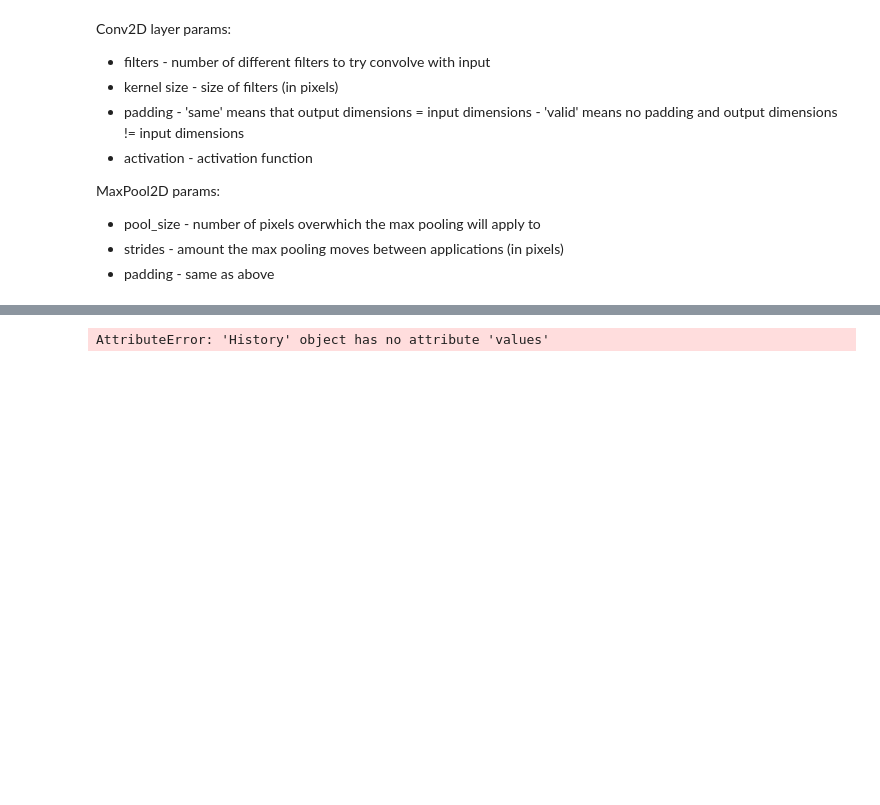
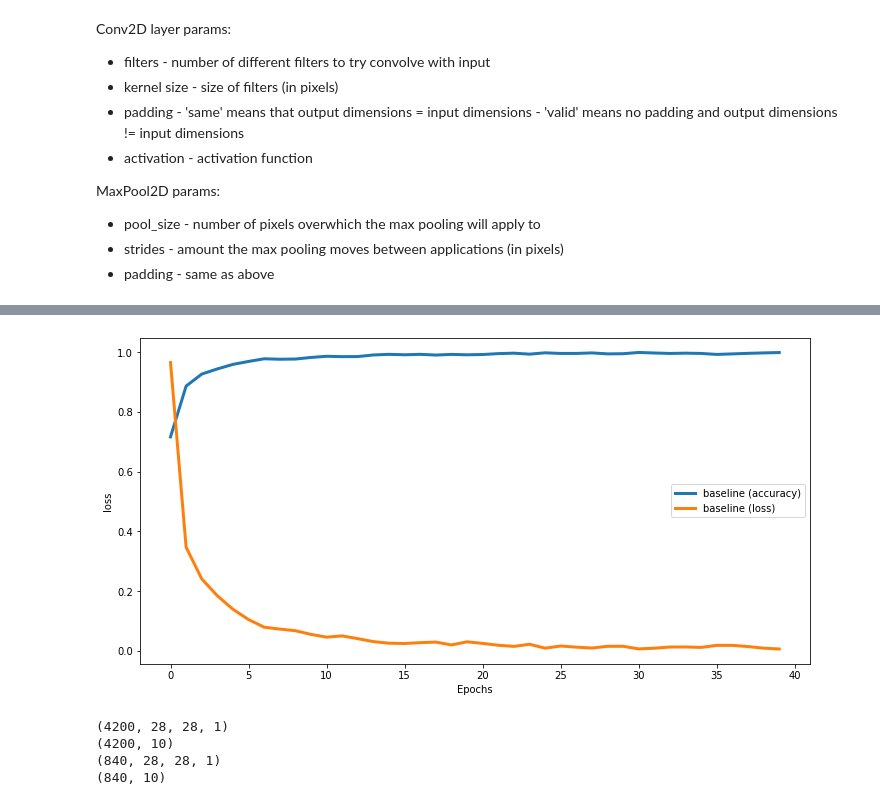
Before and after one commit to Greveley/MLProjects, a Jupyter notebook: MNIST_CNN/EDA_Training_Eval.ipynb, the cells around one changed output, grey strips where cells are left out. Saved outputs shown, nothing was run; the diff lists cells and outputs as text; code cells hidden in the pictures; blank space fills up the shorter version.

Commit message:
baseline model training + augmented model training

```diff
--- a/MNIST_CNN/EDA_Training_Eval.ipynb
+++ b/MNIST_CNN/EDA_Training_Eval.ipynb
@@ -179,5 +201,5 @@ Augmentations = ImageDataGenerator(
 # %%
-X_train_samp_Aug = Augmentations.fit(X_train_samp)
+Augmentations.fit(X_train_samp)
 # %%
 np.array(X_train_samp_Aug)
 # %% [output]
@@ -222,5 +250,5 @@ model.compile(optimizer = 'adam' , loss = "categorical_crossentropy", metrics=["
 # %%
-model.summary()
+model = baseline_model()
 # %% [output]
 Model: "sequential_2"
 _________________________________________________________________
@@ -242,8 +270,8 @@ _________________________________________________________________
 # %%
 # Fitting params
 val_split = 0.2
-batch_size = 256
-epochs = 20
+batch_size = 128
+epochs = 40
 # %%
 history = model.fit(X_train_samp, y_train_samp_OneHot, batch_size = batch_size, epochs = epochs,
                     validation_split =0.2)
@@ -268,4 +295,0 @@ Epoch 20/20
-# %%
-history.values()
-# %% [output]
-AttributeError: 'History' object has no attribute 'values'
@@ -271,0 +310,21 @@ AttributeError: 'History' object has no attribute 'values'
+# %%
+# Creating a function to efficiently plot and compare the different models I'm testing
+def compare_models(hist,models,metrics):
+    """
+    Input:
+        models - list of strings of which models you want to compare, default is all
+        metrics - list of strings of which metrics you want to compare"""
+
+    # If empty list passed, all models are compared
+    if len(models) == 0:
+        models=list(hist["model"].unique())
+    plt.figure(figsize=(12,6))
+    # Looping through all models and metrics and plotting them on the graph with appropriate labels
+    for model in models:
+        for m in metrics:
+            y_plt = hist[(hist["model"]==model)][m].values
+            x_plt = range(0,len(y_plt))
+            plt.plot(x_plt,y_plt,linewidth=3,label=model+' ('+m+')')
+    plt.xlabel('Epochs')
+    plt.ylabel(m)
+    plt.legend()
@@ -271,0 +334,4 @@ AttributeError: 'History' object has no attribute 'values'
+# %%
+compare_models(['baseline'],['accuracy','loss'])
+# %% [output]
+[figure, added]
@@ -271,0 +343,10 @@ AttributeError: 'History' object has no attribute 'values'
+# %%
+print (X_train_samp.shape)
+print (y_train_samp_OneHot.shape)
+print (X_val_Aug.shape)
+print (y_val_Aug.shape)
+# %% [output]
+(4200, 28, 28, 1)
+(4200, 10)
+(840, 28, 28, 1)
+(840, 10)
```
Also changed, not shown: parts of 15 cells of this notebook.
